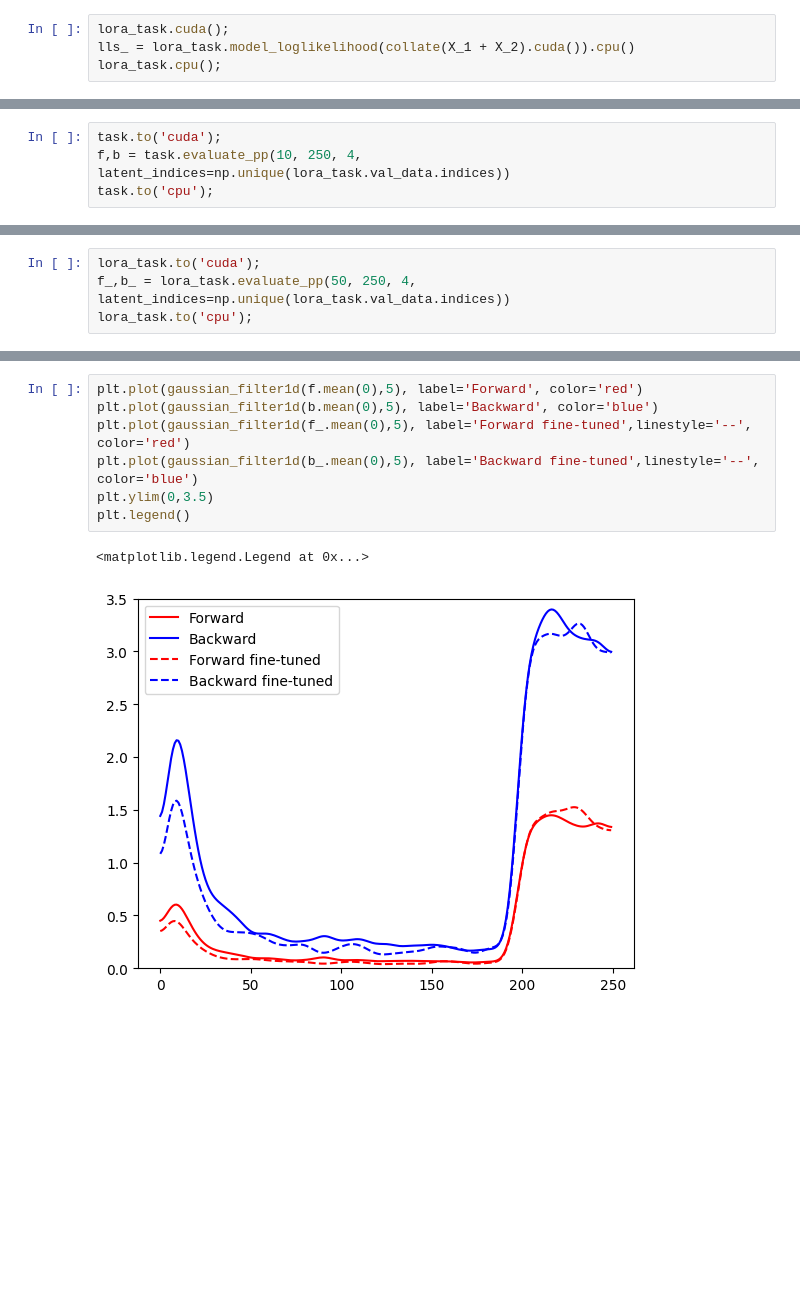
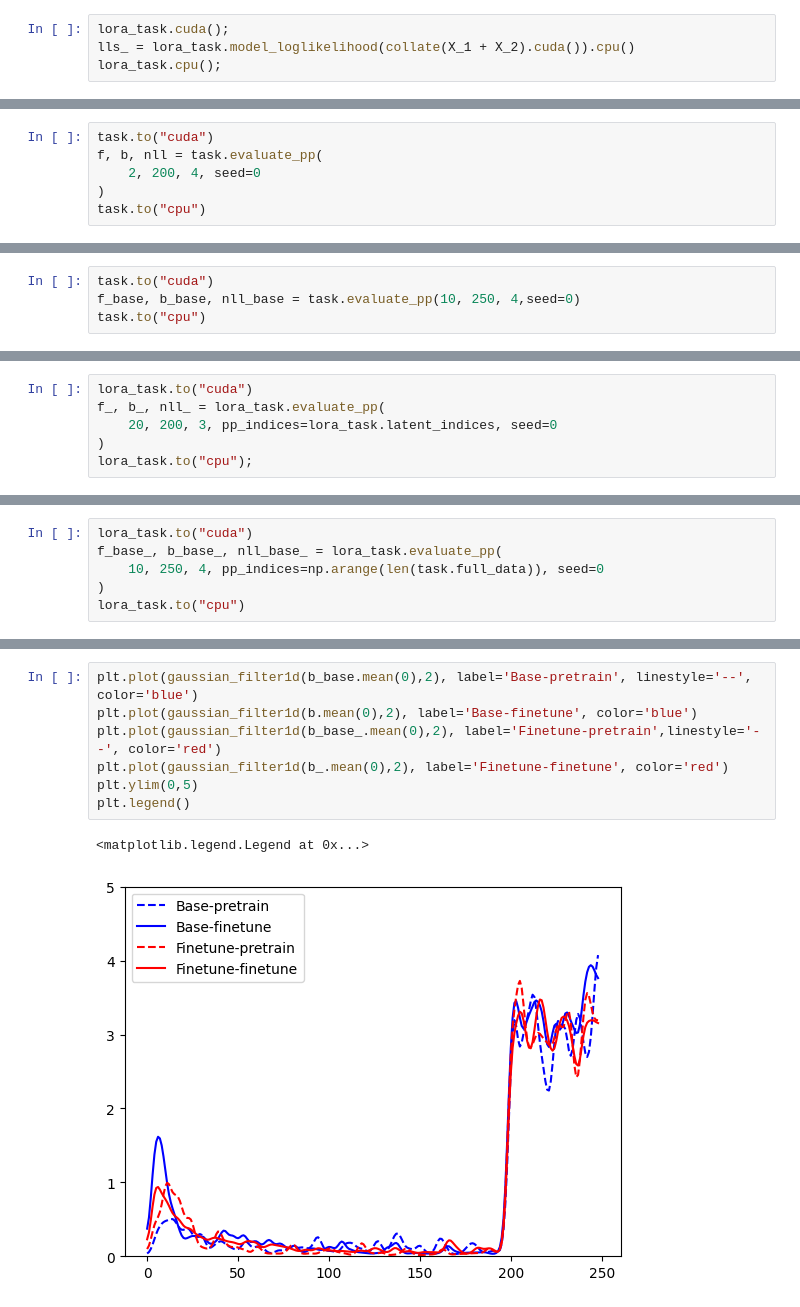
Before and after one commit to leogagnon/latent_control, a Jupyter notebook: sandbox.ipynb, the cells around one changed output, grey strips where cells are left out. Saved outputs shown, nothing was run; the diff lists cells and outputs as text; blank space fills up the shorter version.

```diff
--- a/sandbox.ipynb
+++ b/sandbox.ipynb
@@ -156,5 +177,7 @@ plt.ylim(350,400)
 # %%
-task.to('cuda');
-f,b = task.evaluate_pp(10, 250, 4, latent_indices=np.unique(lora_task.val_data.indices))
-task.to('cpu');
+task.to("cuda")
+f, b, nll = task.evaluate_pp(
+    2, 200, 4, seed=0
+)
+task.to("cpu")
 # %% [output]
@@ -161,0 +221,4 @@ NameError: name 'lora_task' is not defined
+# %%
+task.to("cuda")
+f_base, b_base, nll_base = task.evaluate_pp(10, 250, 4,seed=0)
+task.to("cpu")
@@ -162,4 +243,6 @@ NameError: name 'lora_task' is not defined
 # %%
-lora_task.to('cuda');
-f_,b_ = lora_task.evaluate_pp(50, 250, 4, latent_indices=np.unique(lora_task.val_data.indices))
-lora_task.to('cpu');
+lora_task.to("cuda")
+f_, b_, nll_ = lora_task.evaluate_pp(
+    20, 200, 3, pp_indices=lora_task.latent_indices, seed=0
+)
+lora_task.to("cpu");
@@ -165,0 +263,6 @@ lora_task.to('cpu');
+# %%
+lora_task.to("cuda")
+f_base_, b_base_, nll_base_ = lora_task.evaluate_pp(
+    10, 250, 4, pp_indices=np.arange(len(task.full_data)), seed=0
+)
+lora_task.to("cpu")
@@ -166,10 +287,10 @@ lora_task.to('cpu');
 # %%
-plt.plot(gaussian_filter1d(f.mean(0),5), label='Forward', color='red')
-plt.plot(gaussian_filter1d(b.mean(0),5), label='Backward', color='blue')
-plt.plot(gaussian_filter1d(f_.mean(0),5), label='Forward fine-tuned',linestyle='--', color='red')
-plt.plot(gaussian_filter1d(b_.mean(0),5), label='Backward fine-tuned',linestyle='--', color='blue')
-plt.ylim(0,3.5)
+plt.plot(gaussian_filter1d(b_base.mean(0),2), label='Base-pretrain', linestyle='--', color='blue')
+plt.plot(gaussian_filter1d(b.mean(0),2), label='Base-finetune', color='blue')
+plt.plot(gaussian_filter1d(b_base_.mean(0),2), label='Finetune-pretrain',linestyle='--', color='red')
+plt.plot(gaussian_filter1d(b_.mean(0),2), label='Finetune-finetune', color='red')
+plt.ylim(0,5)
 plt.legend()
 # %% [output]
 <matplotlib.legend.Legend at 0x...>
-[figure, old version]
+[figure, new version]
```
Also changed, not shown: parts of 18 cells of this notebook, 8 other files.
